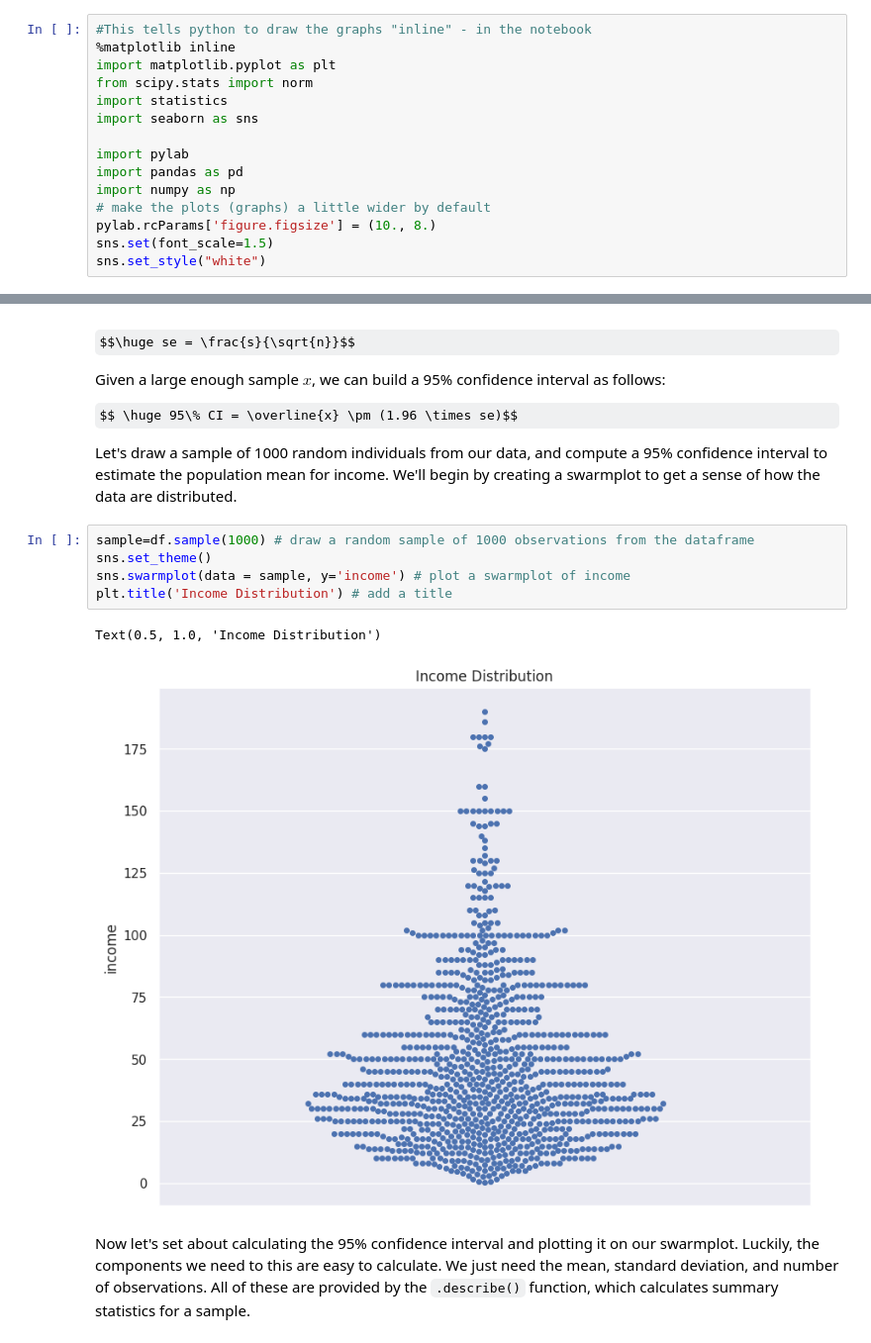
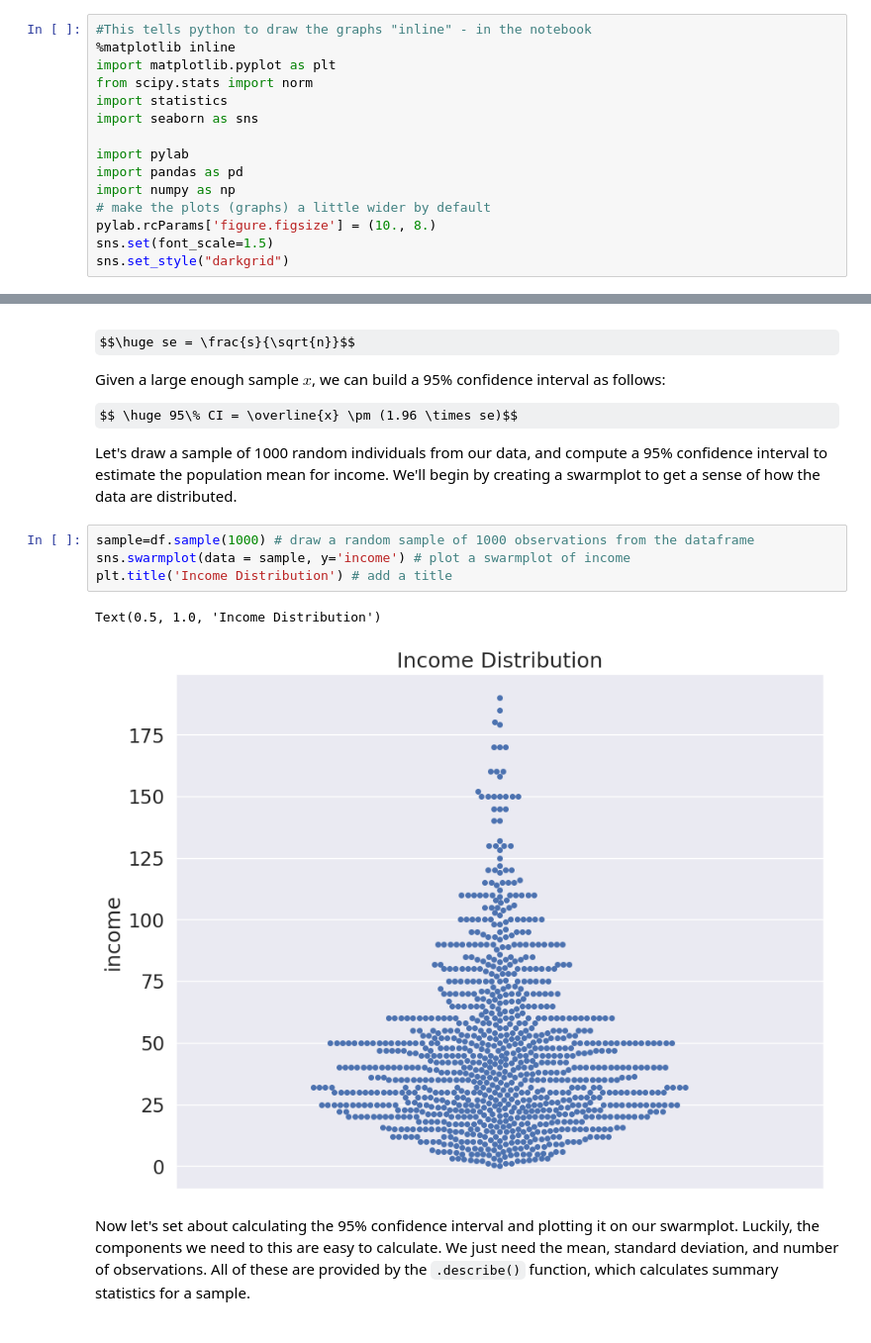
Before and after one commit to nyreemarsh/QM2, a Jupyter notebook: notebooks/W07. Hypothesis Testing.ipynb, the cells around one changed output, grey strips where cells are left out. Shown at 99% size. Drawn from its saved outputs; the diff is of its cells as text; some formulas as TeX source.

```diff
--- a/notebooks/W07. Hypothesis Testing.ipynb
+++ b/notebooks/W07. Hypothesis Testing.ipynb
@@ -40,7 +42,7 @@ import numpy as np
 # make the plots (graphs) a little wider by default
 pylab.rcParams['figure.figsize'] = (10., 8.)
 sns.set(font_scale=1.5)
-sns.set_style("white")
+sns.set_style("darkgrid")
 # %%
 df=pd.read_csv('./data/wk7/cps.csv')
 df['race']=df['race'].astype('category')
@@ -102,12 +104,11 @@ $$ \huge 95\% CI = \overline{x} \pm (1.96 \times se)$$
 Let's draw a sample of 1000 random individuals from our data, and compute a 95% confidence interval to estimate the population mean for income. We'll begin by creating a swarmplot to get a sense of how the data are distributed.
 # %%
 sample=df.sample(1000) # draw a random sample of 1000 observations from the dataframe
-sns.set_theme()
 sns.swarmplot(data = sample, y='income') # plot a swarmplot of income
 plt.title('Income Distribution') # add a title
 # %% [output]
 Text(0.5, 1.0, 'Income Distribution')
-[figure, old version]
+[figure, new version]
 # %% [markdown]
 Now let's set about calculating the 95% confidence interval and plotting it on our swarmplot. Luckily, the components we need to this are easy to calculate. We just need the mean, standard deviation, and number of observations. All of these are provided by the `.describe()` function, which calculates summary statistics for a sample.
 # %%
```
Also changed, not shown: parts of 35 cells of this notebook.
